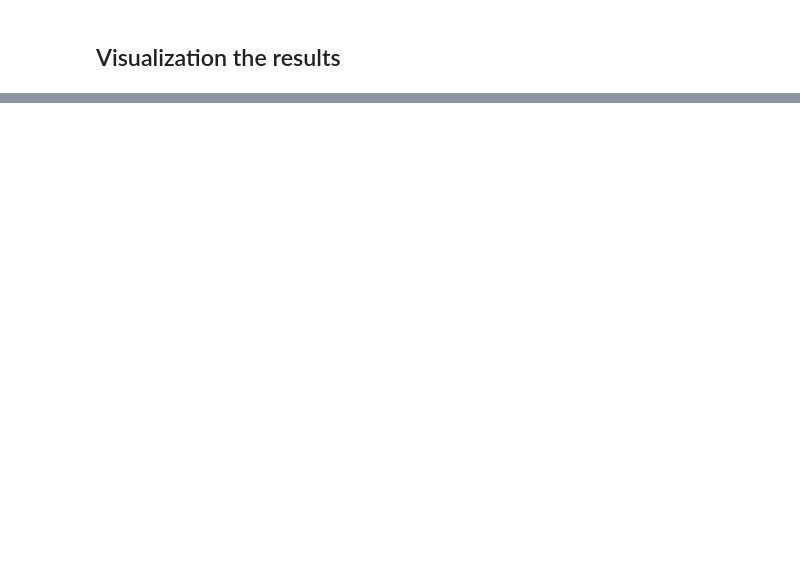
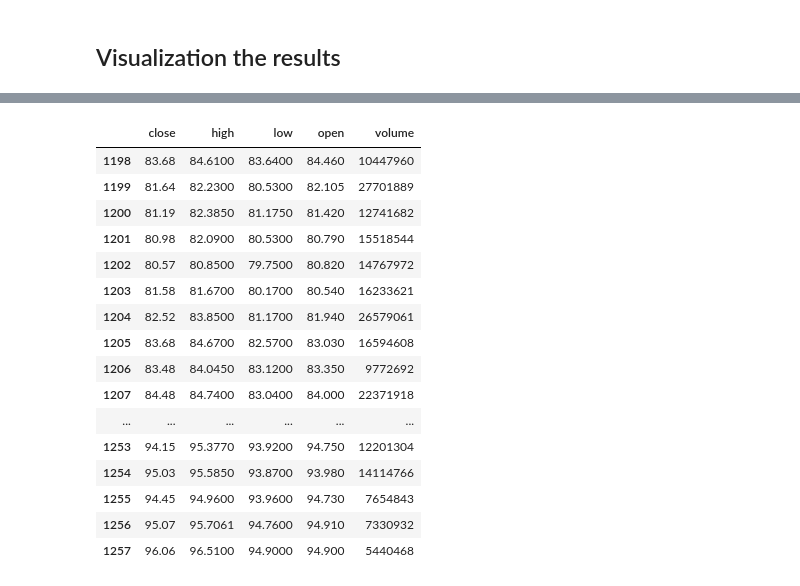
Before and after one commit to sneha180209/Stock-Closing-Price-Prediction, a Jupyter notebook: stockcloseprediction_lstm.ipynb, the cells around one changed output, grey strips where cells are left out. Drawn from its saved outputs; the diff is of its cells as text; code cells hidden in the pictures; blank space fills up the shorter version.

Commit message:
future stock price

```diff
--- a/stockcloseprediction_lstm.ipynb
+++ b/stockcloseprediction_lstm.ipynb
@@ -361,12 +344,8 @@ ValueError: non-broadcastable output operand with shape (476,1) doesn't match th
 # %%
 df_past_60_days_for_future = df_test.tail(60).copy()
-df_past_60_days_for_future.drop(['symbol','date','adjClose','adjHigh','adjLow','adjOpen','adjVolume','divCash','splitFactor'], axis=1)
+df_past_60_days_for_future=df_past_60_days_for_future.drop(['symbol','date','adjClose','adjHigh','adjLow','adjOpen','adjVolume','divCash','splitFactor'], axis=1)
 df_past_60_days_for_future
 
-future_stock_value=[]
-
-n=df_past_60_days_for_future.shape[0]
-for i in range(0,n):
-    future_stock_value.append(df_past_60_days_for_future[i:0])
-
-y_pred=regressior.predict(future_stock_value)
+temp_input=list(df_past_60_days_for_future)
+temp_input = df_past_60_days_for_future.iloc[:, 0].tolist()
+temp_input
@@ -372,0 +375,27 @@ y_pred=regressior.predict(future_stock_value)
+# %%
+# ...
+
+# demonstrate prediction for next 10 days
+lst_output = []
+n_steps = 60
+i = 0
+
+while i < 10:
+    print(f"temp_input size: {len(temp_input)}")
+    print(f"temp_input content: {temp_input}")
+
+    if len(temp_input) >= 60:
+        df_past_60_days_for_future = np.array(temp_input[-60:]).reshape((1, n_steps, 1))  # Use the correct number of features
+    else:
+        df_past_60_days_for_future = np.array(temp_input + [0] * (60 - len(temp_input))).reshape((1, n_steps, 1))  # Pad with zeros if less than 60 steps
+
+    # Print the shapes of matrices
+    print(f"df_past_60_days_for_future shape: {df_past_60_days_for_future.shape}")
+    print(f"regressior input shape: {regressior.input_shape}")
+
+    yhat = regressior.predict(df_past_60_days_for_future, verbose=0)
+    temp_input.extend(yhat[0].tolist())
+    lst_output.extend(yhat.tolist())
+    i = i + 1
+
+# ...
@@ -372,0 +411,20 @@ y_pred=regressior.predict(future_stock_value)
+# %%
+df_past_60_days_for_future
+# %% [output]
+|  | close | high | low | open | volume |
+| 1198 | 83.68 | 84.6100 | 83.6400 | 84.460 | 10447960 |
+| 1199 | 81.64 | 82.2300 | 80.5300 | 82.105 | 27701889 |
+| 1200 | 81.19 | 82.3850 | 81.1750 | 81.420 | 12741682 |
+| 1201 | 80.98 | 82.0900 | 80.5300 | 80.790 | 15518544 |
+| 1202 | 80.57 | 80.8500 | 79.7500 | 80.820 | 14767972 |
+| 1203 | 81.58 | 81.6700 | 80.1700 | 80.540 | 16233621 |
+| 1204 | 82.52 | 83.8500 | 81.1700 | 81.940 | 26579061 |
+| 1205 | 83.68 | 84.6700 | 82.5700 | 83.030 | 16594608 |
+| 1206 | 83.48 | 84.0450 | 83.1200 | 83.350 | 9772692 |
+| 1207 | 84.48 | 84.7400 | 83.0400 | 84.000 | 22371918 |
+| ... | ... | ... | ... | ... | ... |
+| 1253 | 94.15 | 95.3770 | 93.9200 | 94.750 | 12201304 |
+| 1254 | 95.03 | 95.5850 | 93.8700 | 93.980 | 14114766 |
+| 1255 | 94.45 | 94.9600 | 93.9600 | 94.730 | 7654843 |
+| 1256 | 95.07 | 95.7061 | 94.7600 | 94.910 | 7330932 |
+| 1257 | 96.06 | 96.5100 | 94.9000 | 94.900 | 5440468 |
```
Also changed, not shown: parts of 15 cells of this notebook, 1 other file.
